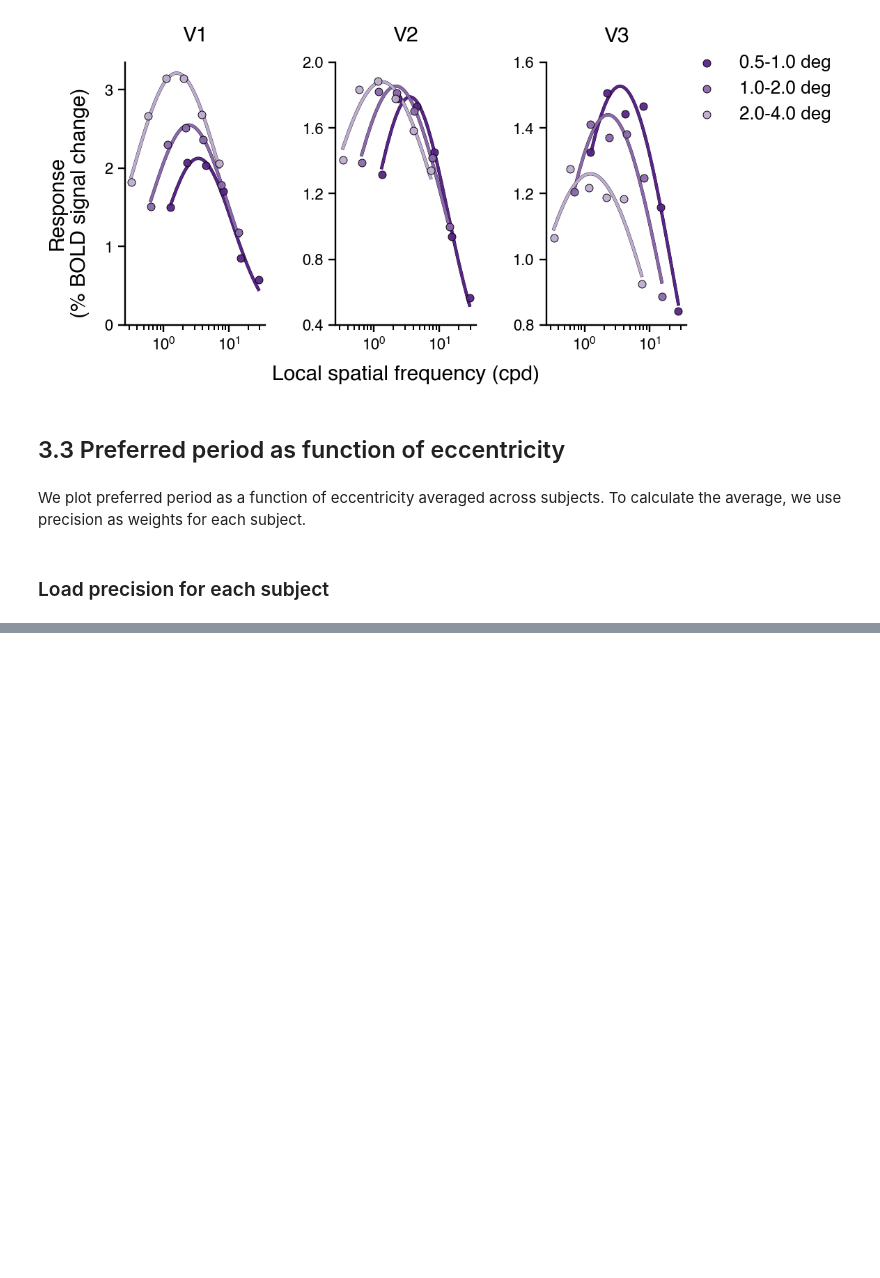
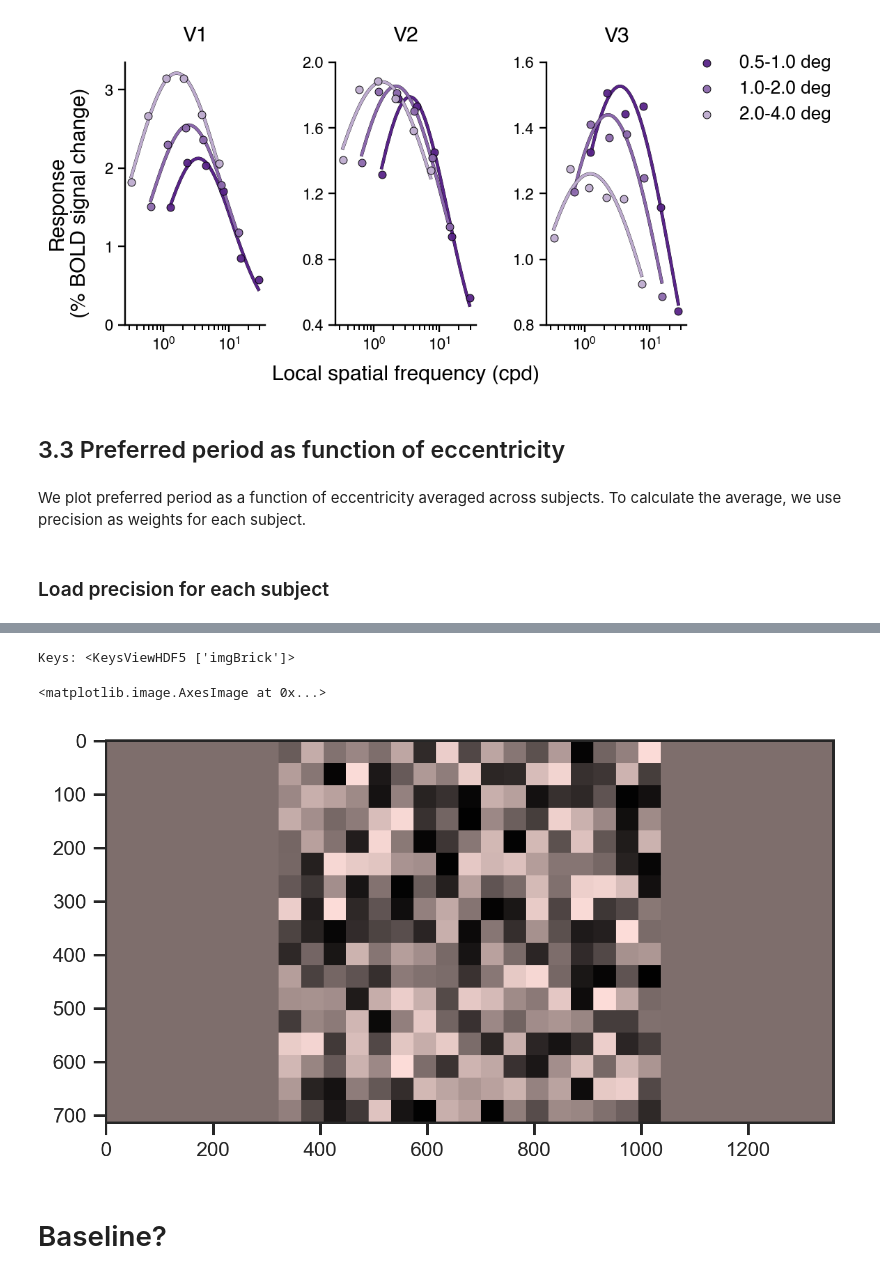
Before and after one commit to JiyeongHa/Spatial-Frequency-Preference_NSDsyn, a Jupyter notebook: notebooks/2-tuning-curves.ipynb, the cells around one changed output, grey strips where cells are left out. Saved outputs shown, nothing was run; the diff lists cells and outputs as text; code cells hidden in the pictures; blank space fills up the shorter version.

```diff
--- a/notebooks/2-tuning-curves.ipynb
+++ b/notebooks/2-tuning-curves.ipynb
@@ -218,0 +240,19 @@ g = vis1D.plot_preferred_period(tuning_with_precision_df,
+# %%
+import h5py
+
+stim_set = ('/Volumes/server/Projects/sfp_nsd/natural-scenes-dataset/nsddata_stimuli/stimuli/nsdsynthetic/nsdsynthetic_stimuli.hdf5')
+with h5py.File(stim_set, "r") as f:
+    # Print all root level object names (aka keys)
+    # these can be group or dataset names
+    print("Keys: %s" % f.keys())
+    # get first object name/key; may or may NOT be a group
+    w = f['imgBrick'].value
+# %% [output]
+Keys: <KeysViewHDF5 ['imgBrick']>
+# %%
+plt.imshow(w[4,:,:,:])
+# %% [output]
+<matplotlib.image.AxesImage at 0x...>
+[figure, added]
+# %% [markdown]
+# Baseline?
```
Also changed, not shown: parts of 16 cells of this notebook, 2 other files.
